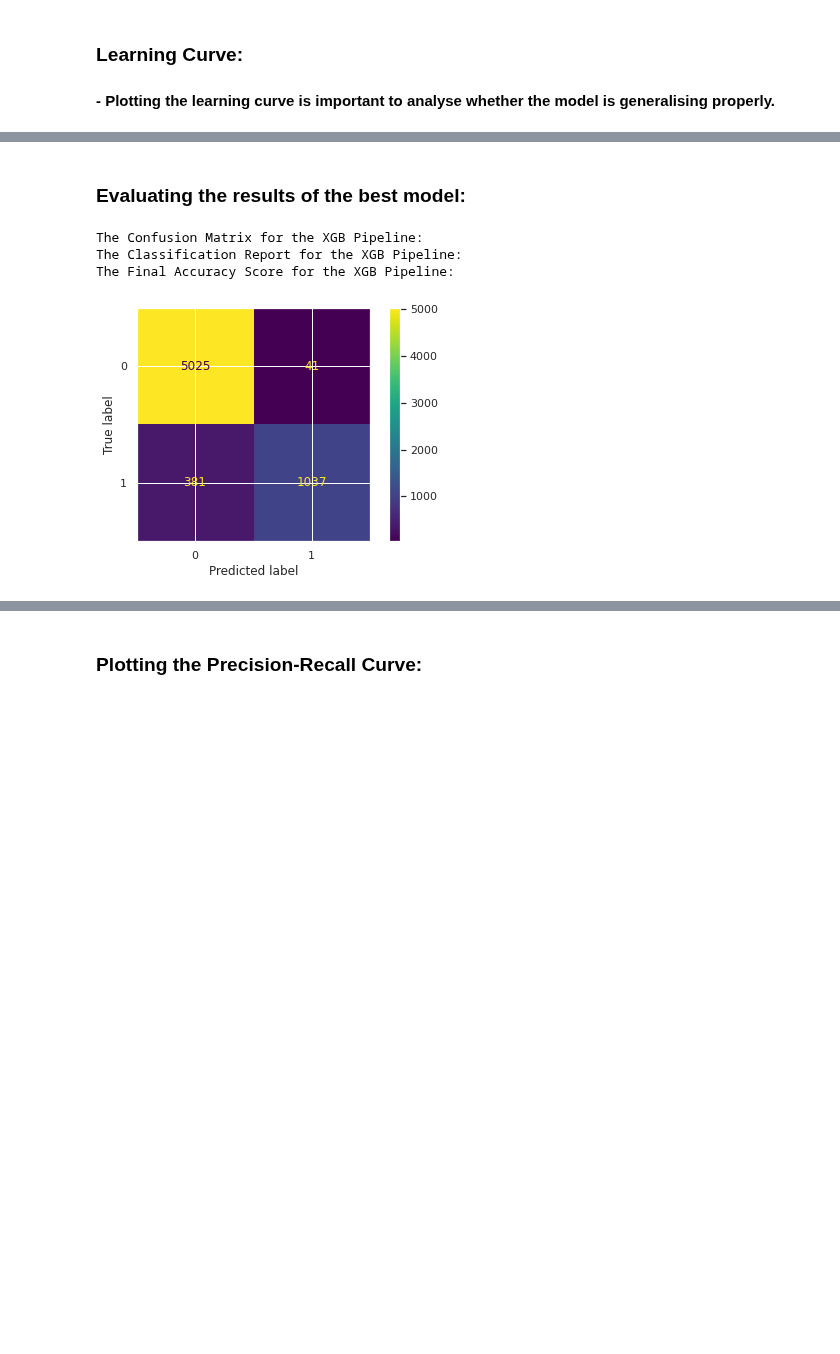
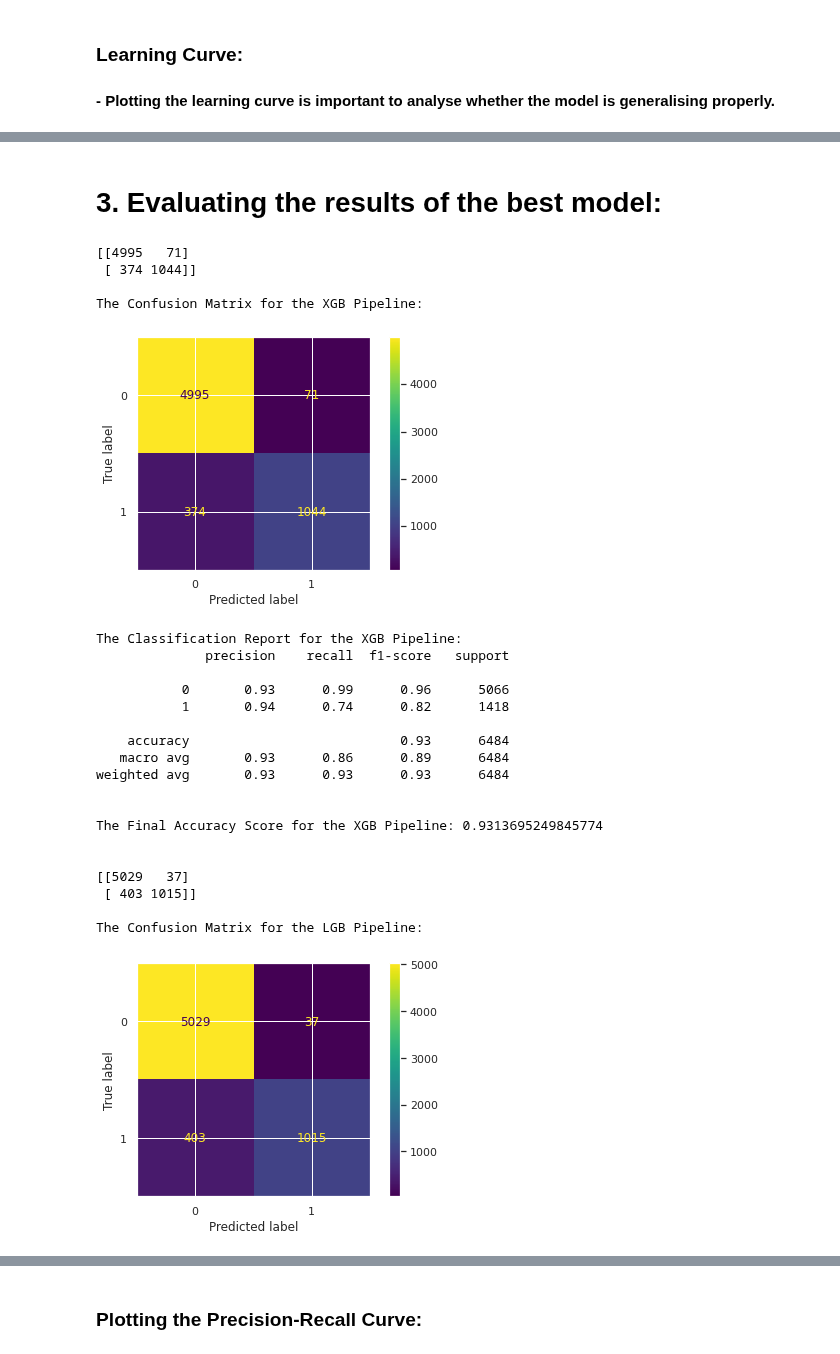
Before and after one commit to s-ravi18/Kaggle-Notebooks, a Jupyter notebook: credit-risk-analysis-redo.ipynb, the cells around one changed output, grey strips where cells are left out. Saved outputs shown, nothing was run; the diff lists cells and outputs as text; code cells hidden in the pictures; blank space fills up the shorter version.

```diff
--- a/credit-risk-analysis-redo.ipynb
+++ b/credit-risk-analysis-redo.ipynb
@@ -254,0 +244,2 @@ The CATEGORICAL columns are:
+# %%
+df.drop(['loan_int_rate'],axis=1,inplace=True)
@@ -740,7 +743,10 @@ NameError: name 'be' is not defined
 # %%
+%%time
 ## Fitting into best pipeline for evaluation:
-pipe.fit(X, y)
+pipe_xgb.fit(X, y)
 ## Getting predictions:
-preds_xgb = pipe.predict(X_test)
+preds_xgb = pipe_xgb.predict(X_test)
 ## Getting probabilities:
-probs_xgb = pipe.predict_proba(X_test)
+probs_xgb = pipe_xgb.predict_proba(X_test)
+## Accuracy Score:
+print(f"The ACCURACY SCORE produced on the TEST SET by the XGB Based Pipeline is: {accuracy_score(y_test,preds_xgb)} or {accuracy_score(y_test,preds_xgb)*100}%.")
@@ -750,0 +759,8 @@ accuracy_score(y_test,preds_xgb)
+# %%
+%%time
+## A dry run of the best pipeline:
+pipe_lgb = be_lgb
+# evaluate pipeline using k-fold cross validation:
+cv = RepeatedStratifiedKFold(n_splits=5, n_repeats=3, random_state=1)
+scores = cross_val_score(pipe_lgb, X, y, scoring='accuracy', cv=cv, n_jobs=-1)
+print(f"The MEAN of score obtained after CROSS VALIDATION of the LGBM Based Pipeline is: {scores.mean()} or {scores.mean()*100:.2f}%")
@@ -750,0 +771,10 @@ accuracy_score(y_test,preds_xgb)
+# %%
+%%time
+## Fitting into best pipeline for evaluation:
+pipe_lgb.fit(X, y)
+## Getting predictions:
+preds_lgb = pipe_lgb.predict(X_test)
+## Getting probabilities:
+probs_lgb = pipe_lgb.predict_proba(X_test)
+## Accuracy Score:
+print(f"The ACCURACY SCORE produced on the TEST SET by the LGBM Based Pipeline is: {accuracy_score(y_test,preds_lgb)} or {accuracy_score(y_test,preds_lgb)*100}%.")
@@ -784,26 +836,48 @@ Wall time: 4min 56s
 # %% [markdown]
-### Evaluating the results of the best model:
+# 3. Evaluating the results of the best model:
 # %%
 ## Function for confusion matrix:
 def funct_cm(be,X_test,y_test,preds,title):
     ## Simple Confusion Matrix:
-    confusion_matrix(y_test, preds)
+    print(confusion_matrix(y_test, preds))
 
-    print(f"The Confusion Matrix for the {title}:")
+    print(f"\nThe Confusion Matrix for the {title}:")
     ## Plotting the Confusion Matrix:
     plot_confusion_matrix(be, X_test, y_test)
+    plt.show()
 
-    print(f"The Classification Report for the {title}:")
+    print(f"\nThe Classification Report for the {title}:")
     ## Classification Report:
-    classification_report(y_test, preds)
+    print(classification_report(y_test, preds))
 
-    print(f"The Final Accuracy Score for the {title}:")
+    print(f"\nThe Final Accuracy Score for the {title}: {be.score(X_test, y_test)}")
     ## Accuracy Score
-    be.score(X_test, y_test)
+    print("\n")
 
 funct_cm(be_xgb,X_test,y_test,preds_xgb,"XGB Pipeline")
+funct_cm(be_lgb,X_test,y_test,preds_lgb,"LGB Pipeline")
 # %% [output]
+[[4995   71]
+ [ 374 1044]]
+
 The Confusion Matrix for the XGB Pipeline:
-The Classification Report for the XGB Pipeline:
-The Final Accuracy Score for the XGB Pipeline:
-[figure, old version]
+[figure, new version]
+The Classification Report for the XGB Pipeline:
+              precision    recall  f1-score   support
+
+           0       0.93      0.99      0.96      5066
+           1       0.94      0.74      0.82      1418
+
+    accuracy                           0.93      6484
+   macro avg       0.93      0.86      0.89      6484
+weighted avg       0.93      0.93      0.93      6484
+
+
+The Final Accuracy Score for the XGB Pipeline: 0.9313695249845774
+
+
+[[5029   37]
+ [ 403 1015]]
+
+The Confusion Matrix for the LGB Pipeline:
+[figure, added]
```
Also changed, not shown: parts of 63 cells of this notebook.
